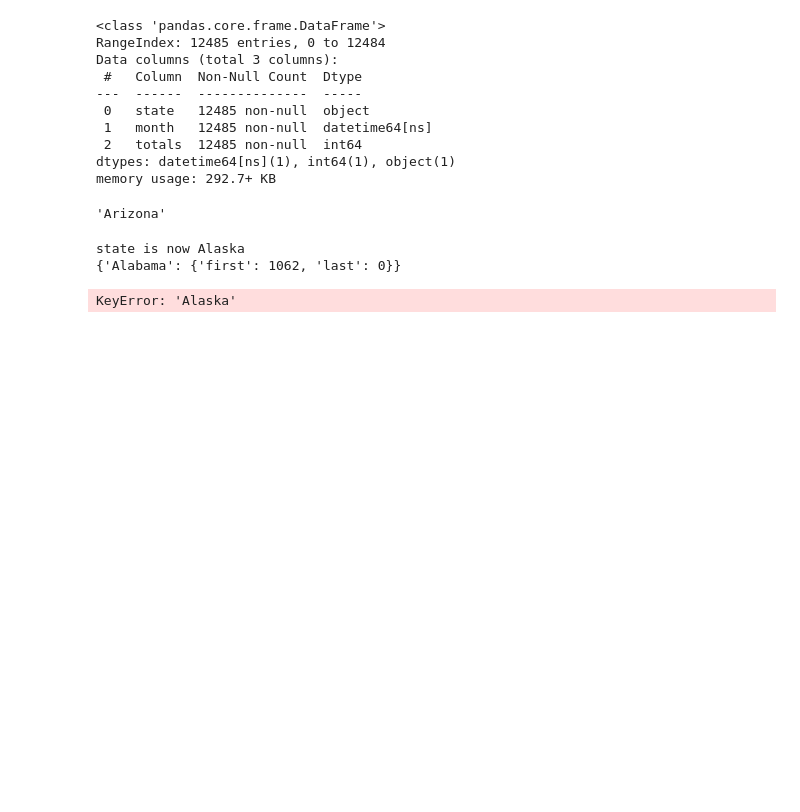
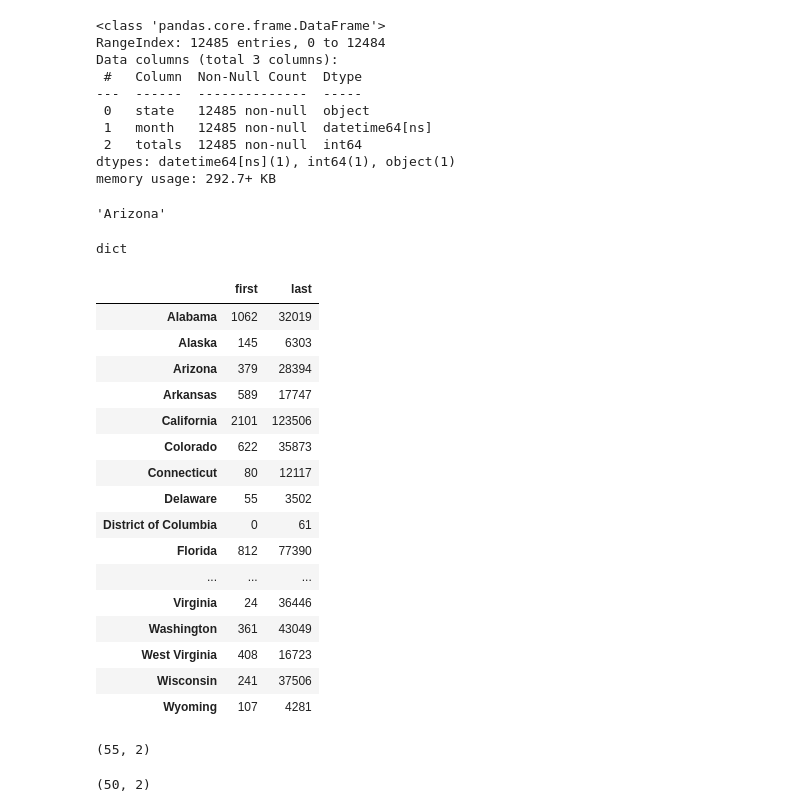
Before and after one commit to roodhouse/udacity_notebooks, a Jupyter notebook: projects/database_ncis_and_census_data/explore.ipynb, the cells around one changed output. Cells and saved outputs as stored; diff of their text form; code cells hidden in the pictures; blank space fills up the shorter version.

```diff
--- a/projects/database_ncis_and_census_data/explore.ipynb
+++ b/projects/database_ncis_and_census_data/explore.ipynb
@@ -419,26 +419,42 @@ gun_q2_group['state'][500]
 # %% [output]
 'Arizona'
 # %%
-state_counts = {
-    gun_q2_group['state'][0]: {
-        'first': gun_q2_group['totals'][0],
-        'last': 0
-    }
-}
-state = gun_q2_group['state'][0]
-count = gun_q2_group['totals'][0]
-for i, x in enumerate(gun_q2_group['state']):
-    if x == state:
-        state_counts[x]['last']:gun_q2_group['totals'][i]
-    else:
-        print(f'state is now {x}')
-        state = x
-        state_counts[x]: x
-        print(state_counts)
-        state_counts[x]['first']: gun_q2_group['totals']
+# Build a dict with the first and last totals for each state.
+# Ensure rows are ordered by state and month so "first" and "last" are chronological.
+state_counts = {}
+gun_q2_group_sorted = gun_q2_group.sort_values(['state', 'month']).reset_index(drop=True)
+
+for state_name, group in gun_q2_group_sorted.groupby('state'):
+    first_total = group['totals'].iloc[0]
+    last_total = group['totals'].iloc[-1]
+    state_counts[state_name] = {'first': int(first_total), 'last': int(last_total)}
-# %% [output]
-state is now Alaska
-{'Alabama': {'first': 1062, 'last': 0}}
-KeyError: 'Alaska'
 # %%
-state_counts
+type(state_counts)
+# %% [output]
+dict
+# %%
+df_state_high_lows = pd.DataFrame.from_dict(state_counts).T
+# %%
+df_state_high_lows
+# %% [output]
+|  | first | last |
+| Alabama | 1062 | 32019 |
+| Alaska | 145 | 6303 |
+| Arizona | 379 | 28394 |
+| Arkansas | 589 | 17747 |
+| California | 2101 | 123506 |
+| Colorado | 622 | 35873 |
+| Connecticut | 80 | 12117 |
+| Delaware | 55 | 3502 |
+| District of Columbia | 0 | 61 |
+| Florida | 812 | 77390 |
+| ... | ... | ... |
+| Virginia | 24 | 36446 |
+| Washington | 361 | 43049 |
+| West Virginia | 408 | 16723 |
+| Wisconsin | 241 | 37506 |
+| Wyoming | 107 | 4281 |
+# %%
+df_state_high_lows.shape
+# %% [output]
+(55, 2)
@@ -444,0 +463,4 @@ state_counts
+# %%
+df_state_high_lows.shape
+# %% [output]
+(50, 2)
```
Also changed, not shown: parts of 4 cells of this notebook.
